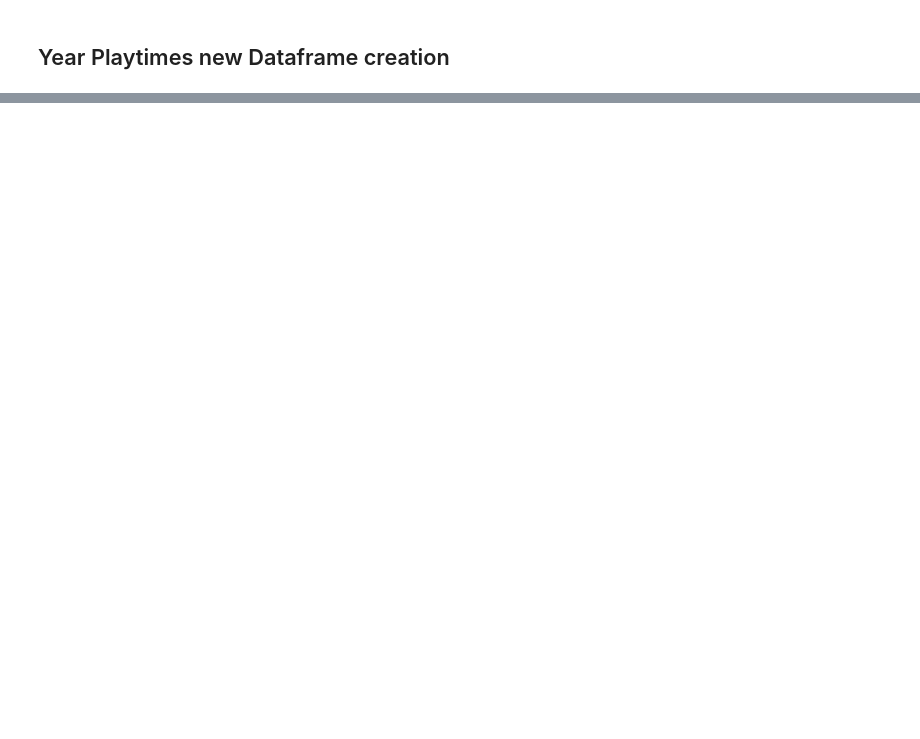
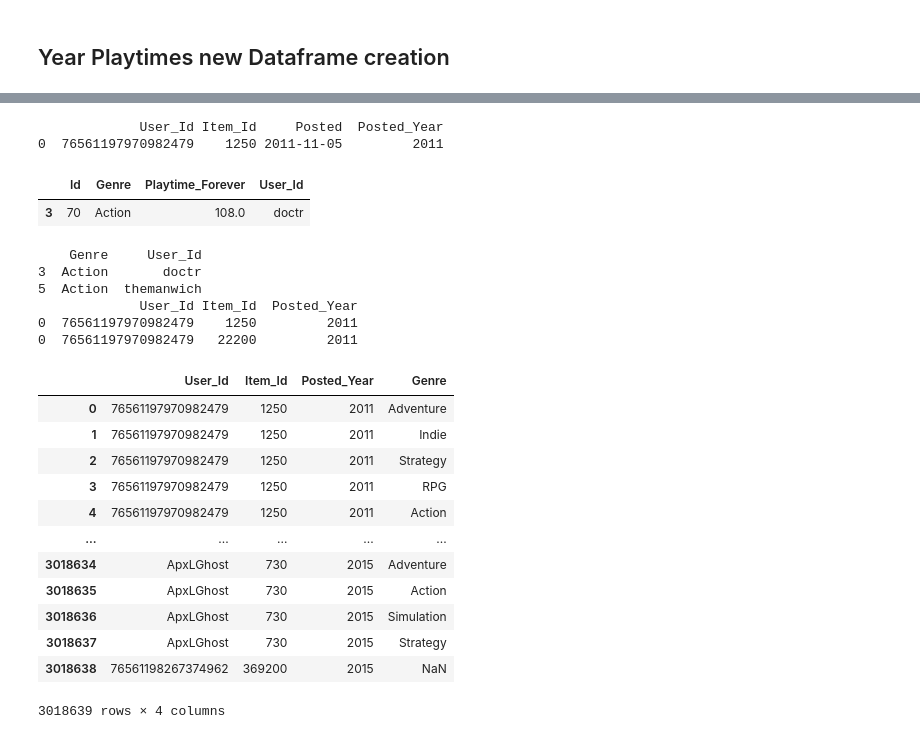
Before and after one commit to SaloLL/PI1_ML_OPS, a Jupyter notebook: ETL_SOJ_NBK.ipynb, the cells around one changed output, grey strips where cells are left out. Saved outputs shown, nothing was run; the diff lists cells and outputs as text; code cells hidden in the pictures; blank space fills up the shorter version.

```diff
--- a/ETL_SOJ_NBK.ipynb
+++ b/ETL_SOJ_NBK.ipynb
@@ -513,0 +1336,6 @@ df_user_rev.to_parquet('GZIP/dhours_per_year.gzip', compression='gzip')
+# %%
+# Reload DF's in case we already have them loaded
+user_playtime_items = pd.read_parquet('GZIP/user_playtime_items.gzip')
+print(user_playtime_items.info())
+df_for_rev_times = pd.read_parquet('GZIP/df_for_rev_times.gzip')
+print(df_for_rev_times.info())
@@ -513,0 +1360,9 @@ df_user_rev.to_parquet('GZIP/dhours_per_year.gzip', compression='gzip')
+# %%
+#Display DF's
+print(df_for_rev_times.head(1))
+user_playtime_items.head(1)
+# %% [output]
+             User_Id Item_Id     Posted  Posted_Year
+0  76561197970982479    1250 2011-11-05         2011
+|  | Id | Genre | Playtime_Forever | User_Id |
+| 3 | 70 | Action | 108.0 | doctr |
@@ -513,0 +1375,32 @@ df_user_rev.to_parquet('GZIP/dhours_per_year.gzip', compression='gzip')
+# %%
+# Show the needed data till now
+user_playtime_items = user_playtime_items.rename(columns={'Id': 'Item_Id'})
+user_playtime_items = user_playtime_items.drop(columns=['Playtime_Forever', 'Item_Id'])
+df_for_rev_times = df_for_rev_times.drop(columns=['Posted'])
+print(user_playtime_items.head(2))
+print(df_for_rev_times.head(2)) # We need this one
+# %% [output]
+    Genre     User_Id
+3  Action       doctr
+5  Action  themanwich
+             User_Id Item_Id  Posted_Year
+0  76561197970982479    1250         2011
+0  76561197970982479   22200         2011
+# %%
+merge_posteds = pd.merge(df_for_rev_times, user_playtime_items, on='User_Id', how='left')
+# %%
+merge_posteds
+# %% [output]
+|  | User_Id | Item_Id | Posted_Year | Genre |
+| 0 | 76561197970982479 | 1250 | 2011 | Adventure |
+| 1 | 76561197970982479 | 1250 | 2011 | Indie |
+| 2 | 76561197970982479 | 1250 | 2011 | Strategy |
+| 3 | 76561197970982479 | 1250 | 2011 | RPG |
+| 4 | 76561197970982479 | 1250 | 2011 | Action |
+| ... | ... | ... | ... | ... |
+| 3018634 | ApxLGhost | 730 | 2015 | Adventure |
+| 3018635 | ApxLGhost | 730 | 2015 | Action |
+| 3018636 | ApxLGhost | 730 | 2015 | Simulation |
+| 3018637 | ApxLGhost | 730 | 2015 | Strategy |
+| 3018638 | 76561198267374962 | 369200 | 2015 | NaN |
+3018639 rows × 4 columns
```
Also changed, not shown: parts of 107 cells of this notebook, 9 other files.
